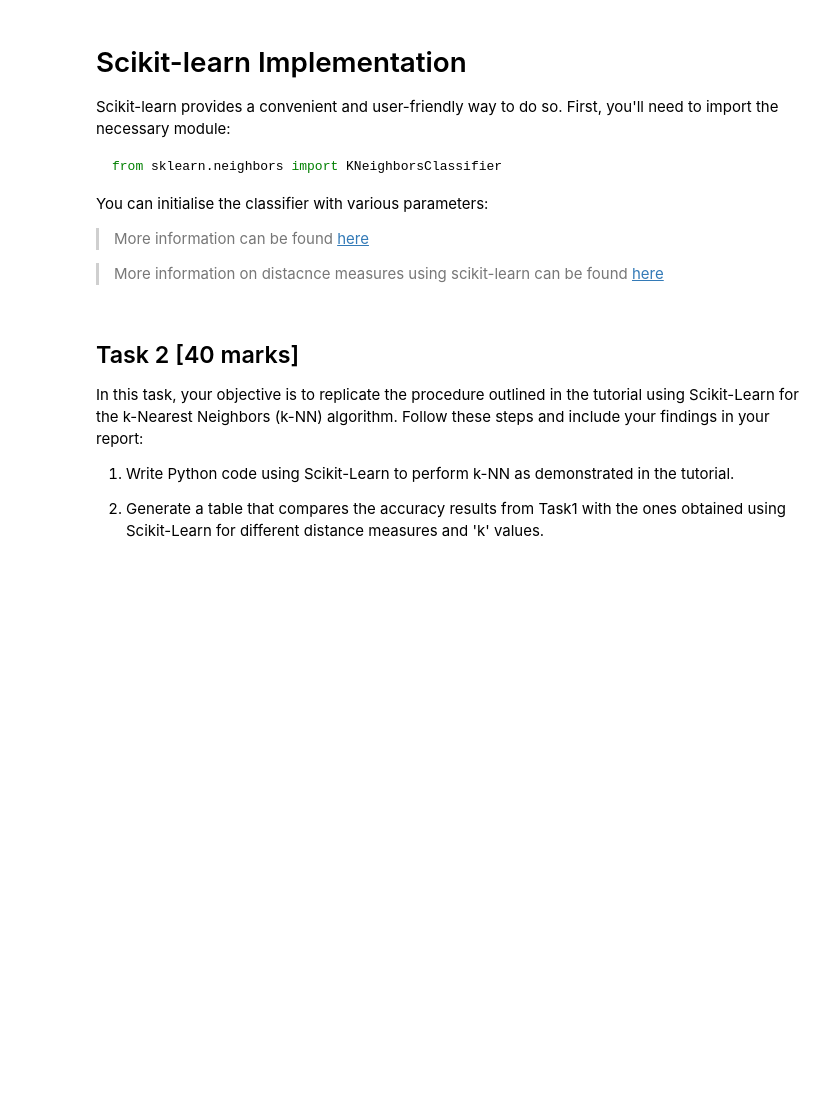
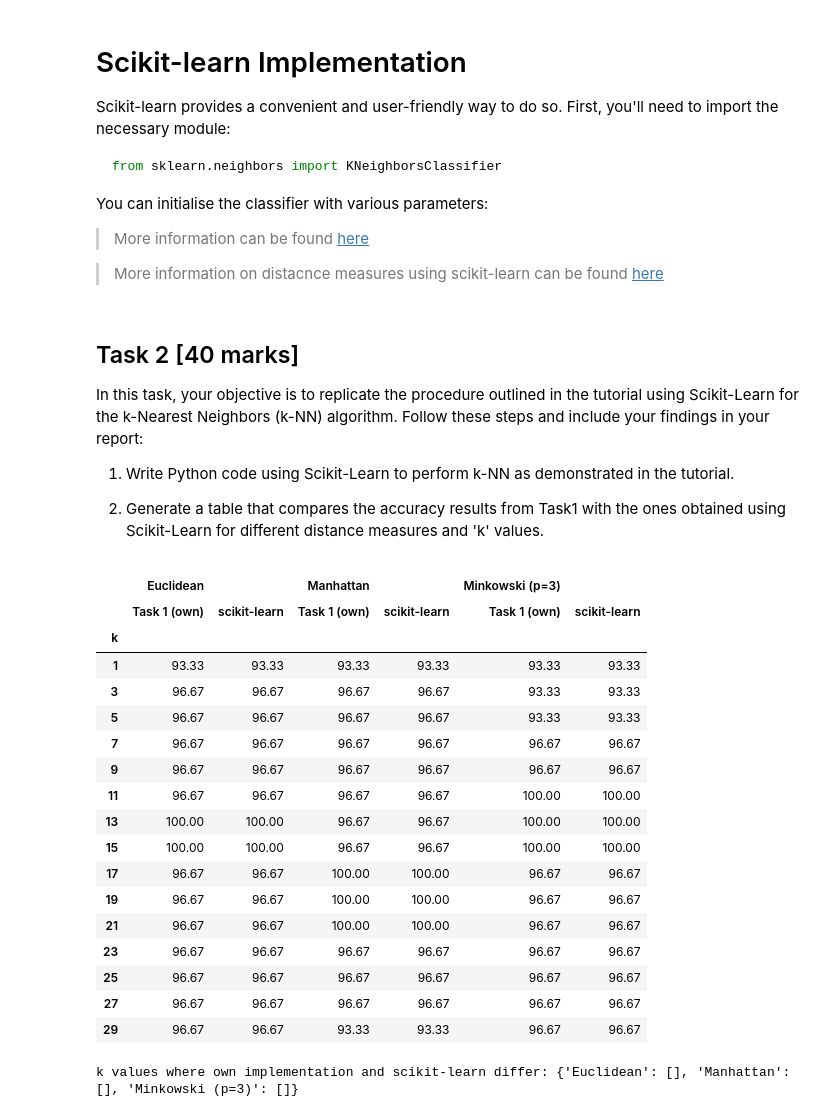
Before and after one commit to Marc0s-ikp/imperial_eee_machine_learning_course-main, a Jupyter notebook: 07_ML_kNN.ipynb, the cells around one changed output. Cells and saved outputs as stored; diff of their text form; code cells hidden in the pictures; blank space fills up the shorter version.

```diff
--- a/07_ML_kNN.ipynb
+++ b/07_ML_kNN.ipynb
@@ -320,3 +426,46 @@ In this task, your objective is to replicate the procedure outlined in the tutor
 1. Write Python code using Scikit-Learn to perform k-NN as demonstrated in the tutorial.
 
 2. Generate a table that compares the accuracy results from Task1 with the ones obtained using Scikit-Learn for different distance measures and 'k' values.
+# %%
+from sklearn.neighbors import KNeighborsClassifier
+
+sk_metrics = {'Euclidean': 2, 'Manhattan': 1, 'Minkowski (p=3)': 3}
+sk_acc = {}
+for name, p in sk_metrics.items():
+    accs = []
+    for k in k_list:
+        knn = KNeighborsClassifier(n_neighbors=k, metric='minkowski', p=p, algorithm='brute')
+        knn.fit(X_train, y_train)
+        accs.append(np.mean(knn.predict(X_test) == y_test))
+    sk_acc[name] = accs
+
+rows = {}
+for name in sk_metrics:
+    rows[(name, 'Task 1 (own)')] = np.round(np.array(acc_results[name]) * 100, 2)
+    rows[(name, 'scikit-learn')] = np.round(np.array(sk_acc[name]) * 100, 2)
+compare = pd.DataFrame(rows, index=pd.Index(k_list, name='k'))
+display(compare)
+
+diff = {name: [k for k, a, b in zip(k_list, acc_results[name], sk_acc[name]) if not np.isclose(a, b)]
+        for name in sk_metrics}
+print("k values where own implementation and scikit-learn differ:", diff)
+# %% [output]
+|  | Euclidean |  | Manhattan |  | Minkowski (p=3) |  |
+|  | Task 1 (own) | scikit-learn | Task 1 (own) | scikit-learn | Task 1 (own) | scikit-learn |
+| k |  |  |  |  |  |  |
+| 1 | 93.33 | 93.33 | 93.33 | 93.33 | 93.33 | 93.33 |
+| 3 | 96.67 | 96.67 | 96.67 | 96.67 | 93.33 | 93.33 |
+| 5 | 96.67 | 96.67 | 96.67 | 96.67 | 93.33 | 93.33 |
+| 7 | 96.67 | 96.67 | 96.67 | 96.67 | 96.67 | 96.67 |
+| 9 | 96.67 | 96.67 | 96.67 | 96.67 | 96.67 | 96.67 |
+| 11 | 96.67 | 96.67 | 96.67 | 96.67 | 100.00 | 100.00 |
+| 13 | 100.00 | 100.00 | 96.67 | 96.67 | 100.00 | 100.00 |
+| 15 | 100.00 | 100.00 | 96.67 | 96.67 | 100.00 | 100.00 |
+| 17 | 96.67 | 96.67 | 100.00 | 100.00 | 96.67 | 96.67 |
+| 19 | 96.67 | 96.67 | 100.00 | 100.00 | 96.67 | 96.67 |
+| 21 | 96.67 | 96.67 | 100.00 | 100.00 | 96.67 | 96.67 |
+| 23 | 96.67 | 96.67 | 96.67 | 96.67 | 96.67 | 96.67 |
+| 25 | 96.67 | 96.67 | 96.67 | 96.67 | 96.67 | 96.67 |
+| 27 | 96.67 | 96.67 | 96.67 | 96.67 | 96.67 | 96.67 |
+| 29 | 96.67 | 96.67 | 93.33 | 93.33 | 96.67 | 96.67 |
+k values where own implementation and scikit-learn differ: {'Euclidean': [], 'Manhattan': [], 'Minkowski (p=3)': []}
```
Also changed, not shown: parts of 5 cells of this notebook.
